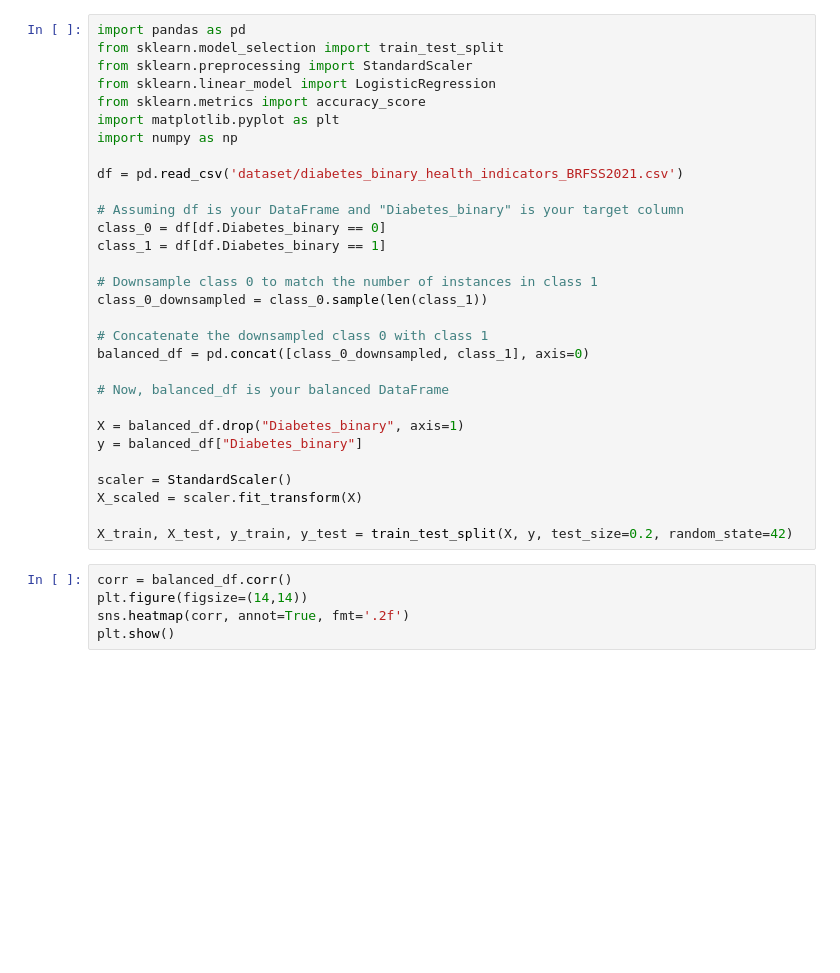
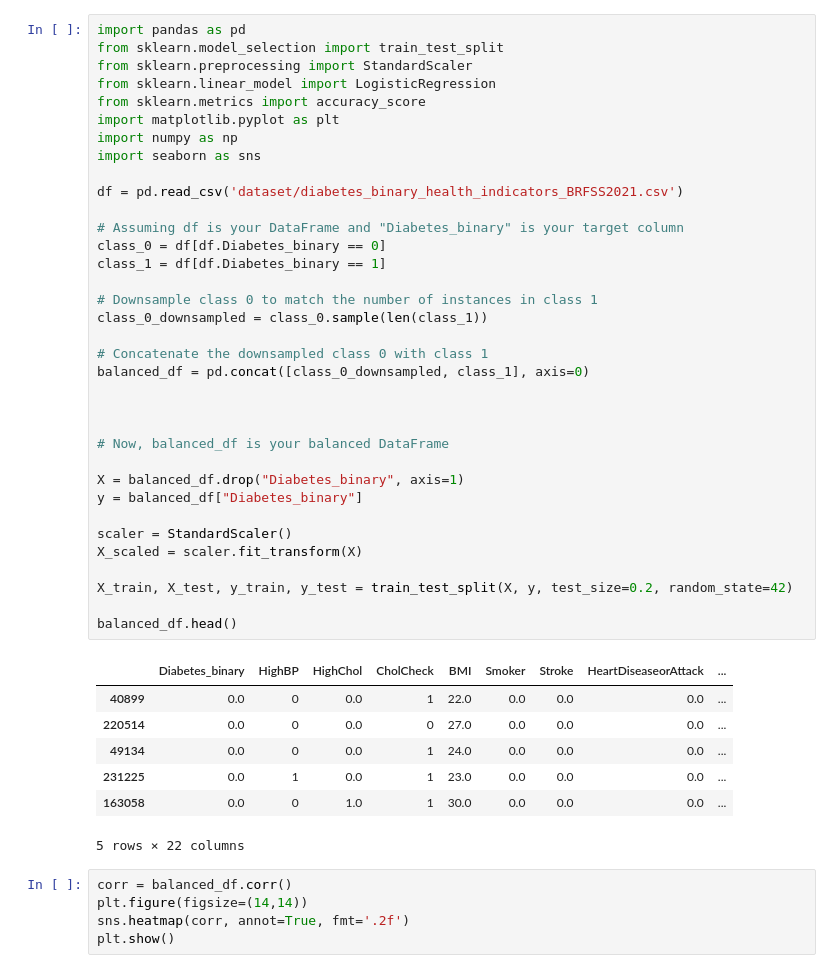
Before and after one commit to tarikibrahimovic/Diabetes-Prediction, a Jupyter notebook: Project.ipynb, the cells around one changed output. Drawn from its saved outputs; the diff is of its cells as text; blank space fills up the shorter version.

```diff
--- a/Project.ipynb
+++ b/Project.ipynb
@@ -1,33 +1,46 @@
 # %%
 import pandas as pd
 from sklearn.model_selection import train_test_split
 from sklearn.preprocessing import StandardScaler
 from sklearn.linear_model import LogisticRegression
 from sklearn.metrics import accuracy_score
 import matplotlib.pyplot as plt
 import numpy as np
+import seaborn as sns
 
 df = pd.read_csv('dataset/diabetes_binary_health_indicators_BRFSS2021.csv')
 
 # Assuming df is your DataFrame and "Diabetes_binary" is your target column
 class_0 = df[df.Diabetes_binary == 0]
 class_1 = df[df.Diabetes_binary == 1]
 
 # Downsample class 0 to match the number of instances in class 1
 class_0_downsampled = class_0.sample(len(class_1))
 
 # Concatenate the downsampled class 0 with class 1
 balanced_df = pd.concat([class_0_downsampled, class_1], axis=0)
 
+
+
 # Now, balanced_df is your balanced DataFrame
 
 X = balanced_df.drop("Diabetes_binary", axis=1)
 y = balanced_df["Diabetes_binary"]
 
 scaler = StandardScaler()
 X_scaled = scaler.fit_transform(X)
 
 X_train, X_test, y_train, y_test = train_test_split(X, y, test_size=0.2, random_state=42)
+
+balanced_df.head()
+# %% [output]
+|  | Diabetes_binary | HighBP | HighChol | CholCheck | BMI | Smoker | Stroke | HeartDiseaseorAttack | ... |
+| 40899 | 0.0 | 0 | 0.0 | 1 | 22.0 | 0.0 | 0.0 | 0.0 | ... |
+| 220514 | 0.0 | 0 | 0.0 | 0 | 27.0 | 0.0 | 0.0 | 0.0 | ... |
+| 49134 | 0.0 | 0 | 0.0 | 1 | 24.0 | 0.0 | 0.0 | 0.0 | ... |
+| 231225 | 0.0 | 1 | 0.0 | 1 | 23.0 | 0.0 | 0.0 | 0.0 | ... |
+| 163058 | 0.0 | 0 | 1.0 | 1 | 30.0 | 0.0 | 0.0 | 0.0 | ... |
+5 rows × 22 columns
 # %%
 corr = balanced_df.corr()
 plt.figure(figsize=(14,14))
```
Also changed, not shown: parts of 8 cells of this notebook.
